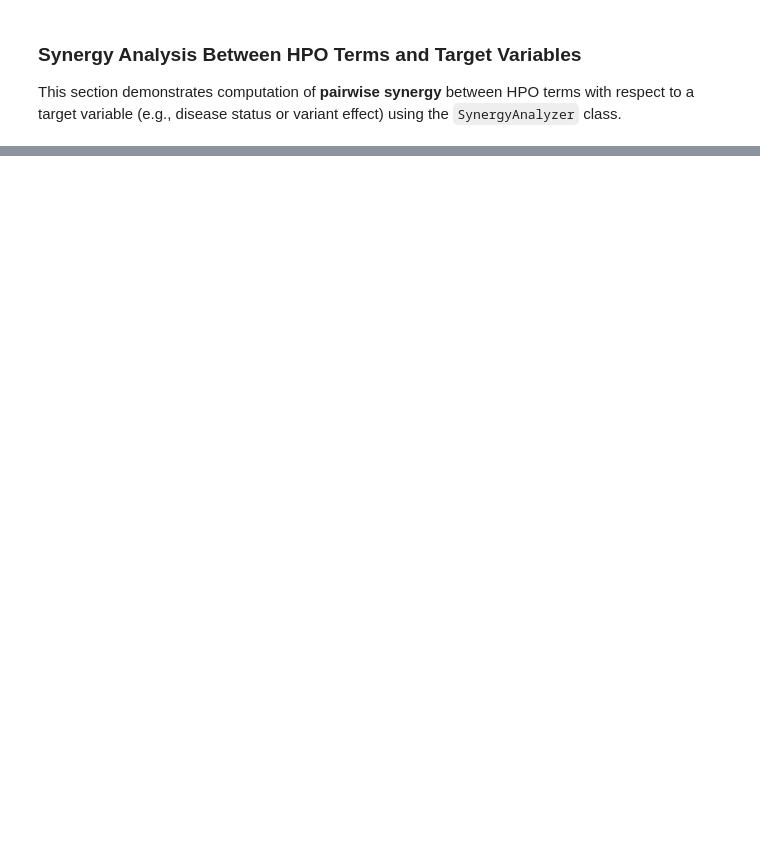
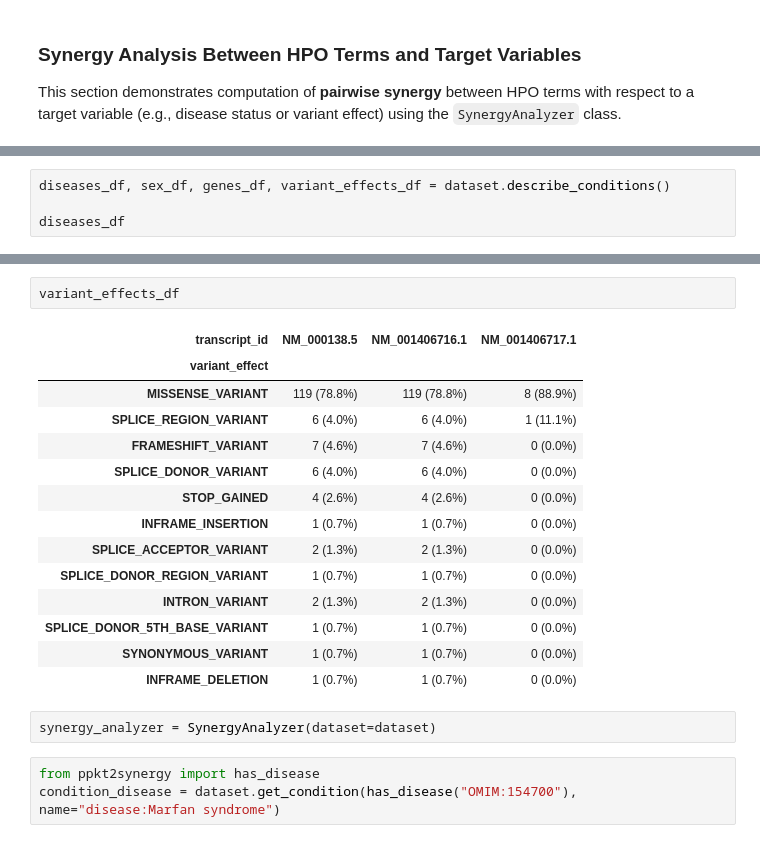
Before and after one commit to P2GX/phenocor_case_studies, a Jupyter notebook: Notebooks/workflow.ipynb, the cells around one changed output, grey strips where cells are left out. Drawn from its saved outputs; the diff is of its cells as text; blank space fills up the shorter version.

```diff
--- a/Notebooks/workflow.ipynb
+++ b/Notebooks/workflow.ipynb
@@ -466,0 +85,4 @@ synergy_analyzer_all.plot_synergy_heatmap(
+# %%
+diseases_df, sex_df, genes_df, variant_effects_df = dataset.describe_conditions()
+
+diseases_df
@@ -466,0 +112,22 @@ synergy_analyzer_all.plot_synergy_heatmap(
+# %%
+variant_effects_df
+# %% [output]
+| transcript_id | NM_000138.5 | NM_001406716.1 | NM_001406717.1 |
+| variant_effect |  |  |  |
+| MISSENSE_VARIANT | 119 (78.8%) | 119 (78.8%) | 8 (88.9%) |
+| SPLICE_REGION_VARIANT | 6 (4.0%) | 6 (4.0%) | 1 (11.1%) |
+| FRAMESHIFT_VARIANT | 7 (4.6%) | 7 (4.6%) | 0 (0.0%) |
+| SPLICE_DONOR_VARIANT | 6 (4.0%) | 6 (4.0%) | 0 (0.0%) |
+| STOP_GAINED | 4 (2.6%) | 4 (2.6%) | 0 (0.0%) |
+| INFRAME_INSERTION | 1 (0.7%) | 1 (0.7%) | 0 (0.0%) |
+| SPLICE_ACCEPTOR_VARIANT | 2 (1.3%) | 2 (1.3%) | 0 (0.0%) |
+| SPLICE_DONOR_REGION_VARIANT | 1 (0.7%) | 1 (0.7%) | 0 (0.0%) |
+| INTRON_VARIANT | 2 (1.3%) | 2 (1.3%) | 0 (0.0%) |
+| SPLICE_DONOR_5TH_BASE_VARIANT | 1 (0.7%) | 1 (0.7%) | 0 (0.0%) |
+| SYNONYMOUS_VARIANT | 1 (0.7%) | 1 (0.7%) | 0 (0.0%) |
+| INFRAME_DELETION | 1 (0.7%) | 1 (0.7%) | 0 (0.0%) |
+# %%
+synergy_analyzer = SynergyAnalyzer(dataset=dataset)
+# %%
+from ppkt2synergy import has_disease
+condition_disease = dataset.get_condition(has_disease("OMIM:154700"), name="disease:Marfan syndrome")
```
Also changed, not shown: parts of 52 cells of this notebook, 1 other file.
